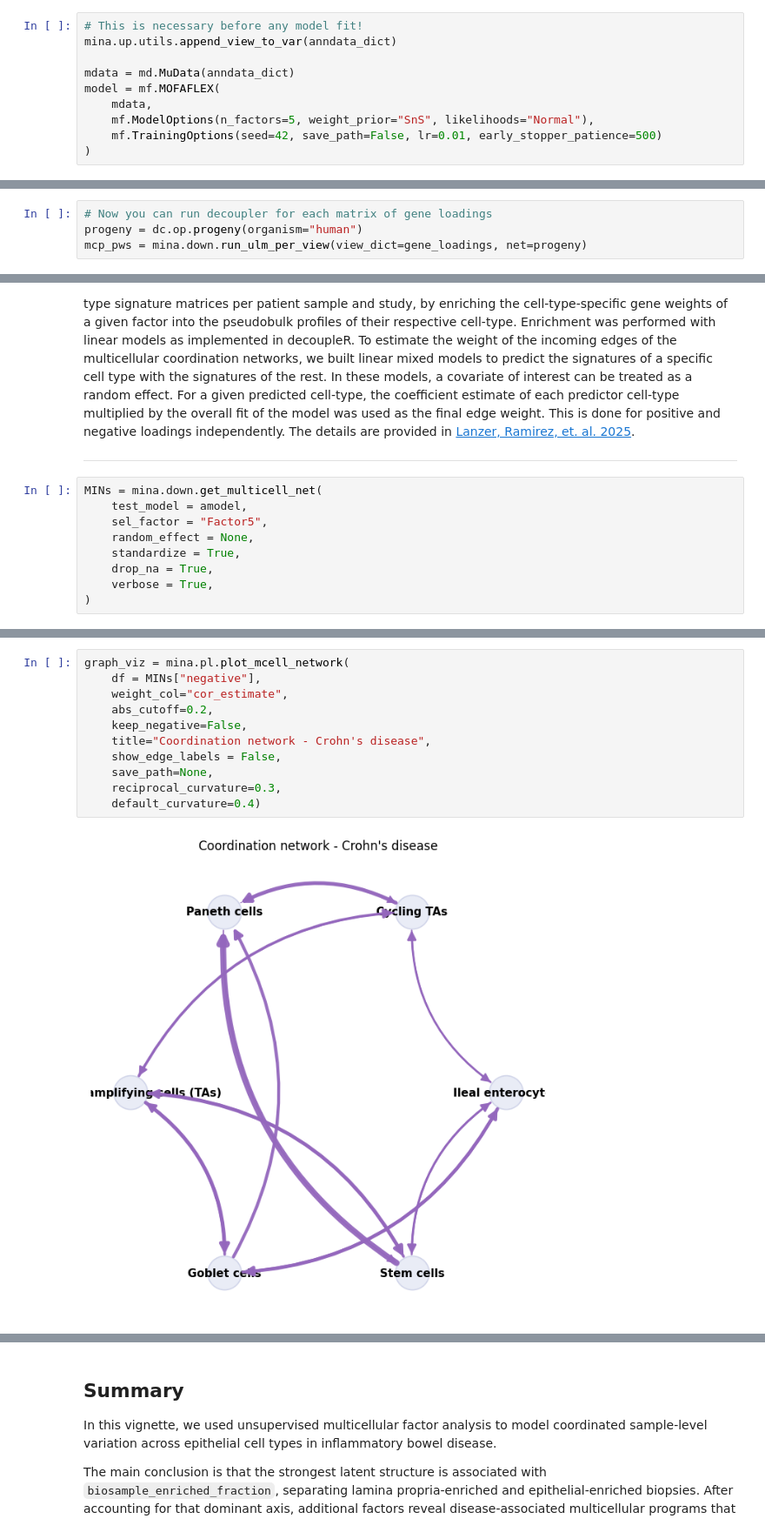
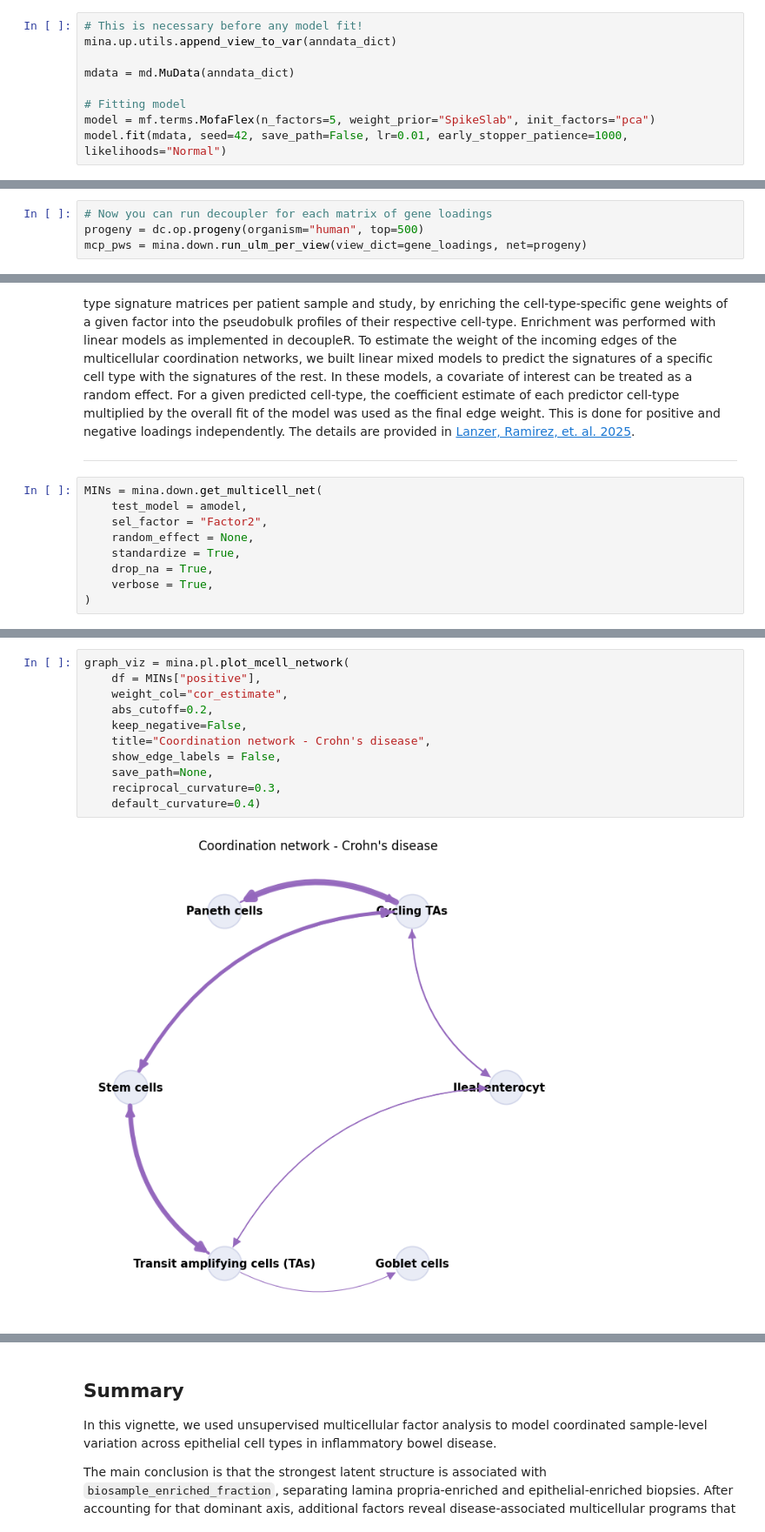
Before and after one commit to saezlab/MINA, a Jupyter notebook: docs/notebooks/GetStarted_MOFA.ipynb, the cells around one changed output, grey strips where cells are left out. Shown at 87% size. Drawn from its saved outputs; the diff is of its cells as text.

```diff
--- a/docs/notebooks/GetStarted_MOFA.ipynb
+++ b/docs/notebooks/GetStarted_MOFA.ipynb
@@ -243,9 +243,8 @@ To avoid issues during model fit, we have provided a helping function `append_vi
 mina.up.utils.append_view_to_var(anndata_dict)
 
 mdata = md.MuData(anndata_dict)
-model = mf.MOFAFLEX(
-    mdata,
-    mf.ModelOptions(n_factors=5, weight_prior="SnS", likelihoods="Normal"),
-    mf.TrainingOptions(seed=42, save_path=False, lr=0.01, early_stopper_patience=500)
-)
+
+# Fitting model
+model = mf.terms.MofaFlex(n_factors=5, weight_prior="SpikeSlab", init_factors="pca")
+model.fit(mdata, seed=42, save_path=False, lr=0.01, early_stopper_patience=1000, likelihoods="Normal")
 # %% [output]
@@ -458,7 +459,7 @@ In this example we will use [PROGENy](https://www.nature.com/articles/s41467-017
 In MINA we provide a wrapper that allows you to perform this across all cell-types
 # %%
 # Now you can run decoupler for each matrix of gene loadings
-progeny = dc.op.progeny(organism="human")
+progeny = dc.op.progeny(organism="human", top=500)
 mcp_pws = mina.down.run_ulm_per_view(view_dict=gene_loadings, net=progeny)
 # %% [output]
 Running ULM for view: Cycling TAs
@@ -499,7 +537,7 @@ Here we build a cell-cell dependency network with directed edges that describe t
 # %%
 MINs = mina.down.get_multicell_net(
     test_model = amodel,
-    sel_factor = "Factor5",
+    sel_factor = "Factor2",
     random_effect = None,
     standardize = True,
     drop_na = True,
@@ -510,13 +548,13 @@ Here in addition, we focus on the negative set of gene loadings, given that we k
 # %%
 graph_viz = mina.pl.plot_mcell_network(
-    df = MINs["negative"],
+    df = MINs["positive"],
     weight_col="cor_estimate",
     abs_cutoff=0.2,
     keep_negative=False,
     title="Coordination network - Crohn's disease",
     show_edge_labels = False,
     save_path=None,
     reciprocal_curvature=0.3,
     default_curvature=0.4)
 # %% [output]
-[figure, old version]
+[figure, new version]
```
Also changed, not shown: parts of 29 cells of this notebook, 4 other files.
